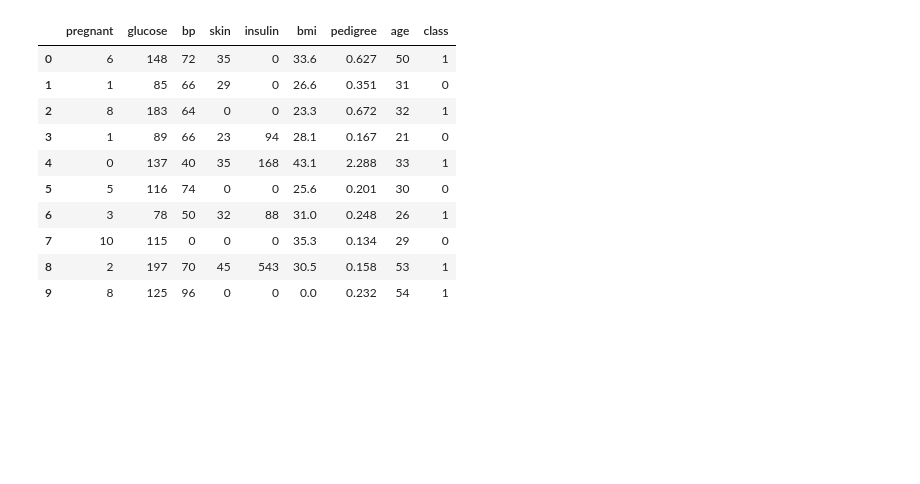
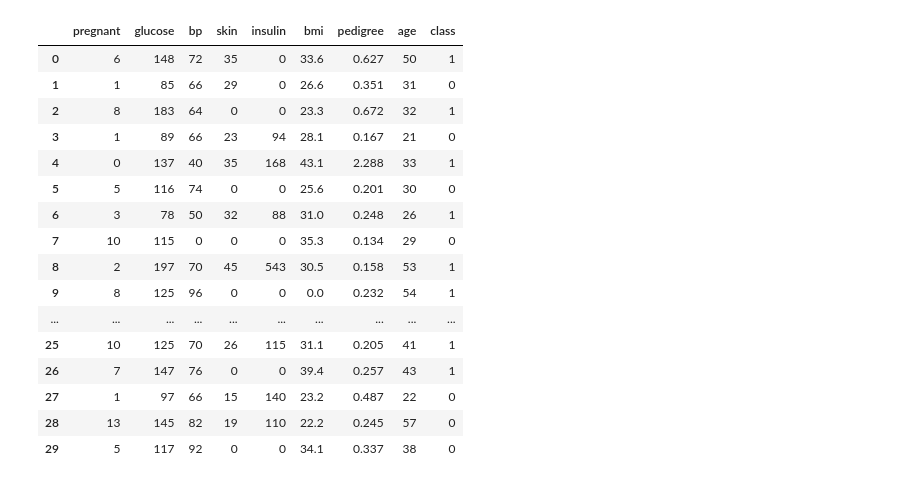
Before and after one commit to mkcomer237/DAT_SF_16, a Jupyter notebook: homework/hw_3/hw_3.ipynb, the cells around one changed output. Cells and saved outputs as stored; diff of their text form; code cells hidden in the pictures; blank space fills up the shorter version.

```diff
--- a/homework/hw_3/hw_3.ipynb
+++ b/homework/hw_3/hw_3.ipynb
@@ -1,23 +1,29 @@
 # %%
 #import the raw dataset and name the columns
 
 import pandas as pd
 import numpy as np
 
 
 col_names = ['pregnant','glucose','bp','skin','insulin','bmi','pedigree','age','class']
 df = pd.read_csv('pima-indians-diabetes.csv', names=col_names)
 
-df.head(10)
+df.head(30)
 # %% [output]
 |  | pregnant | glucose | bp | skin | insulin | bmi | pedigree | age | class |
 | 0 | 6 | 148 | 72 | 35 | 0 | 33.6 | 0.627 | 50 | 1 |
 | 1 | 1 | 85 | 66 | 29 | 0 | 26.6 | 0.351 | 31 | 0 |
 | 2 | 8 | 183 | 64 | 0 | 0 | 23.3 | 0.672 | 32 | 1 |
 | 3 | 1 | 89 | 66 | 23 | 94 | 28.1 | 0.167 | 21 | 0 |
 | 4 | 0 | 137 | 40 | 35 | 168 | 43.1 | 2.288 | 33 | 1 |
 | 5 | 5 | 116 | 74 | 0 | 0 | 25.6 | 0.201 | 30 | 0 |
 | 6 | 3 | 78 | 50 | 32 | 88 | 31.0 | 0.248 | 26 | 1 |
 | 7 | 10 | 115 | 0 | 0 | 0 | 35.3 | 0.134 | 29 | 0 |
 | 8 | 2 | 197 | 70 | 45 | 543 | 30.5 | 0.158 | 53 | 1 |
 | 9 | 8 | 125 | 96 | 0 | 0 | 0.0 | 0.232 | 54 | 1 |
+| ... | ... | ... | ... | ... | ... | ... | ... | ... | ... |
+| 25 | 10 | 125 | 70 | 26 | 115 | 31.1 | 0.205 | 41 | 1 |
+| 26 | 7 | 147 | 76 | 0 | 0 | 39.4 | 0.257 | 43 | 1 |
+| 27 | 1 | 97 | 66 | 15 | 140 | 23.2 | 0.487 | 22 | 0 |
+| 28 | 13 | 145 | 82 | 19 | 110 | 22.2 | 0.245 | 57 | 0 |
+| 29 | 5 | 117 | 92 | 0 | 0 | 34.1 | 0.337 | 38 | 0 |
```
Also changed, not shown: parts of 9 cells of this notebook.
